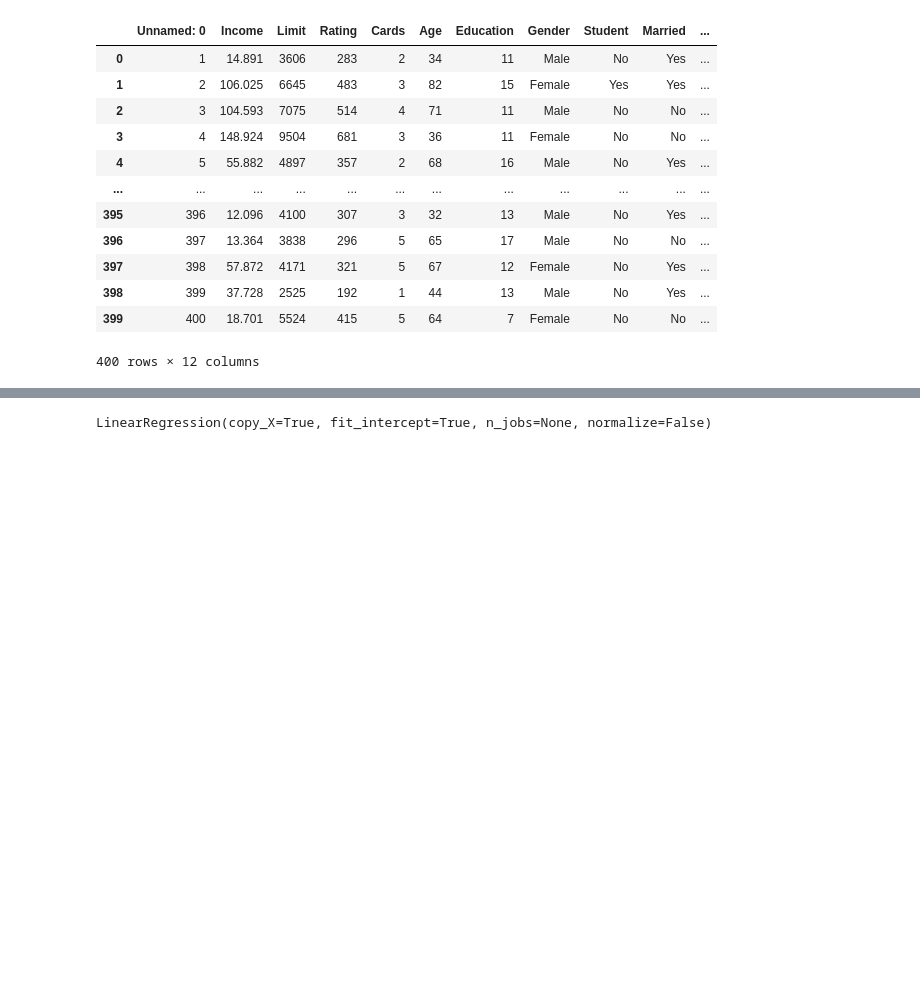
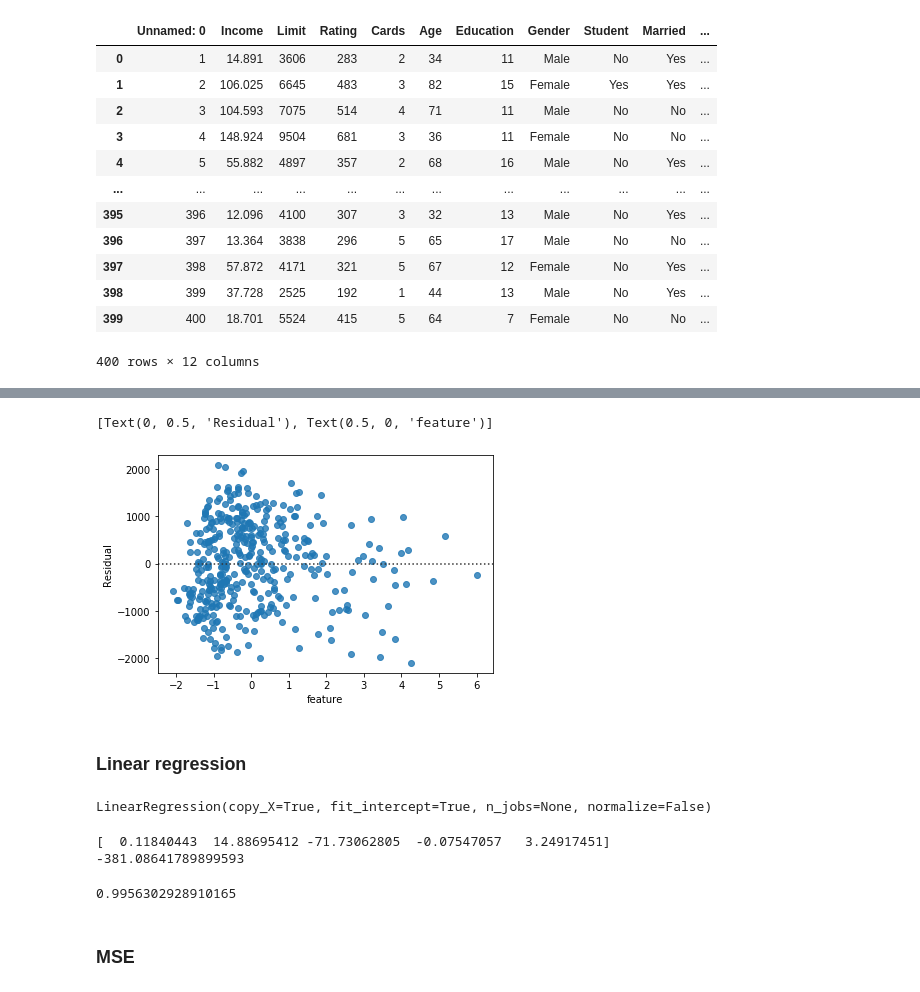
Before and after one commit to USF-CS-663-Spring-2020/lab-05-regression-DorisLiu217, a Jupyter notebook: Lab5.ipynb, the cells around one changed output, grey strips where cells are left out. Cells and saved outputs as stored; diff of their text form; code cells hidden in the pictures; blank space fills up the shorter version.

```diff
--- a/Lab5.ipynb
+++ b/Lab5.ipynb
@@ -87,0 +113,14 @@ credit
+# %%
+predictator = credit[['Income', 'Rating', 'Cards', 'Age', 'Education']]
+target = credit['Limit']
+# Standardise the data
+from sklearn.preprocessing import StandardScaler
+
+std_x = StandardScaler().fit_transform(predictator.values)
+# %%
+# PCA transformation
+from sklearn.decomposition import PCA
+
+pca = PCA(n_components = 1).fit_transform(std_x)
+pca_feature = pd.DataFrame(data = pca, columns = ['feature'])
+pca_feature
@@ -88,3 +141,16 @@ credit
+# %%
+# plot
+import seaborn as sns
+
+residual_df = pca_feature
+residual_df['Limit'] = target
+residul = sns.residplot('feature', 'Limit', data=residual_df)
+residul.set(xlabel='feature', ylabel='Residual')
+# %% [output]
+[Text(0, 0.5, 'Residual'), Text(0.5, 0, 'feature')]
+[figure, added]
+# %% [markdown]
+### Linear regression
 # %%
 y = credit['Limit']
 x = credit[['Income', 'Rating', 'Cards', 'Age', 'Education']]
@@ -94,3 +160,13 @@ linear_reg.fit(x, y)
 linear_reg
 # %% [output]
 LinearRegression(copy_X=True, fit_intercept=True, n_jobs=None, normalize=False)
+# %%
+print(linear_reg.coef_)
+print(linear_reg.intercept_)
+linear_reg.score(x,y)
+# %% [output]
+[  0.11840443  14.88695412 -71.73062805  -0.07547057   3.24917451]
+-381.08641789899593
+0.9956302928910165
+# %% [markdown]
+### MSE
```
Also changed, not shown: parts of 15 cells of this notebook.
